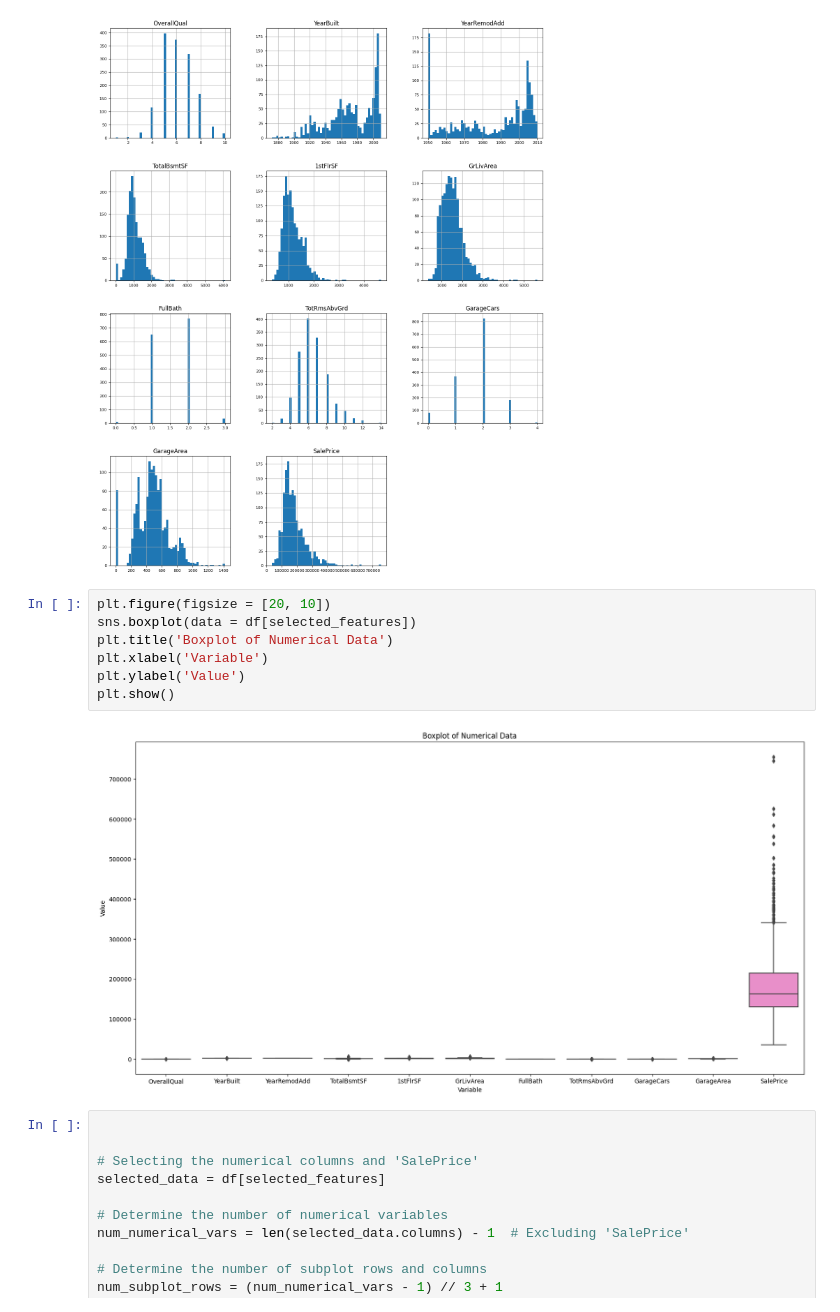
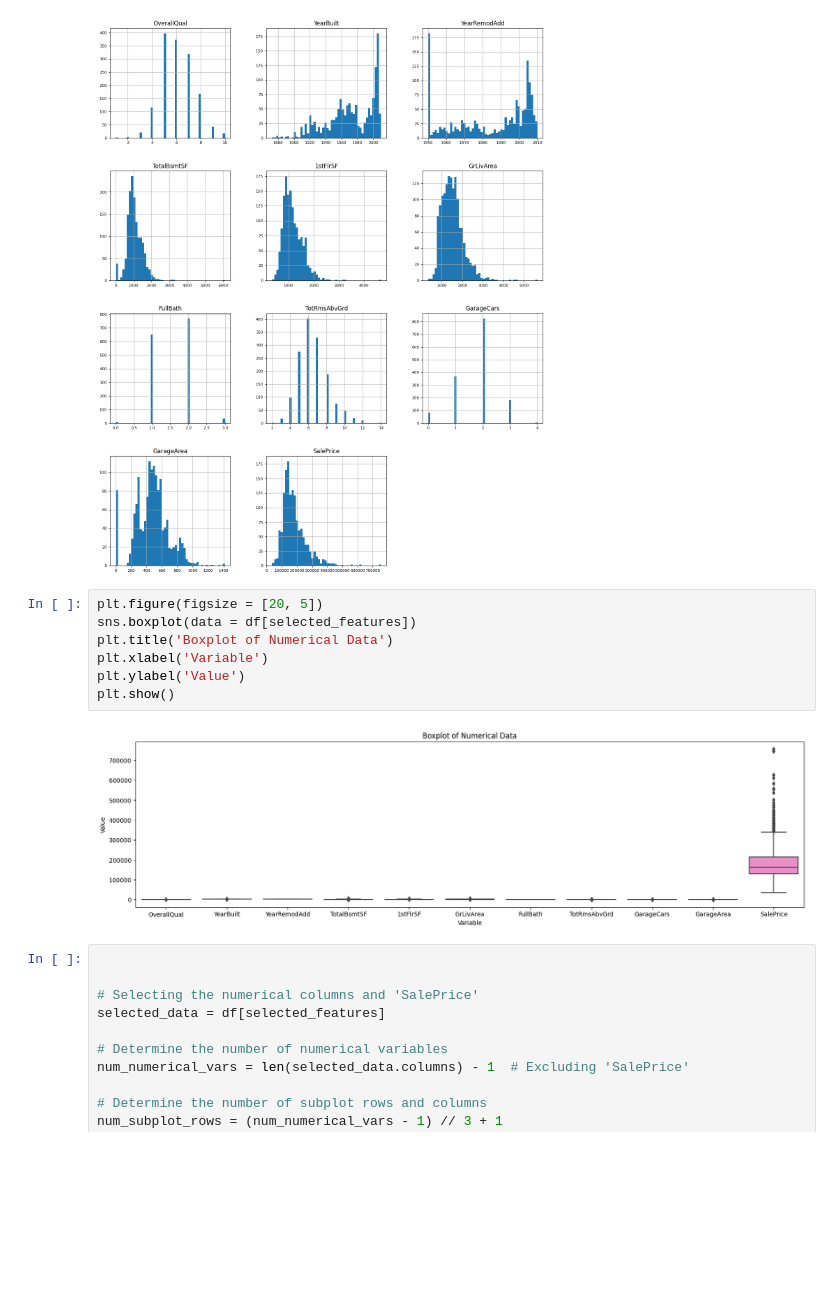
Before and after one commit to MrBinit/Advanced_california_housing_regression, a Jupyter notebook: housing.ipynb, the cells around one changed output. Saved outputs shown, nothing was run; the diff lists cells and outputs as text; blank space fills up the shorter version.

```diff
--- a/housing_prediction.ipynb
+++ b/housing.ipynb
@@ -242,14 +254,14 @@ array([[<Axes: title={'center': 'OverallQual'}>,
         <Axes: title={'center': 'SalePrice'}>, <Axes: >]], dtype=object)
 [figure]
 # %%
-plt.figure(figsize = [20, 10])
+plt.figure(figsize = [20, 5])
 sns.boxplot(data = df[selected_features])
 plt.title('Boxplot of Numerical Data')
 plt.xlabel('Variable')
 plt.ylabel('Value')
 plt.show()
 # %% [output]
-[figure, old version]
+[figure, new version]
 # %%
 
 
```
Also changed, not shown: parts of 17 cells of this notebook, 3 other files.
